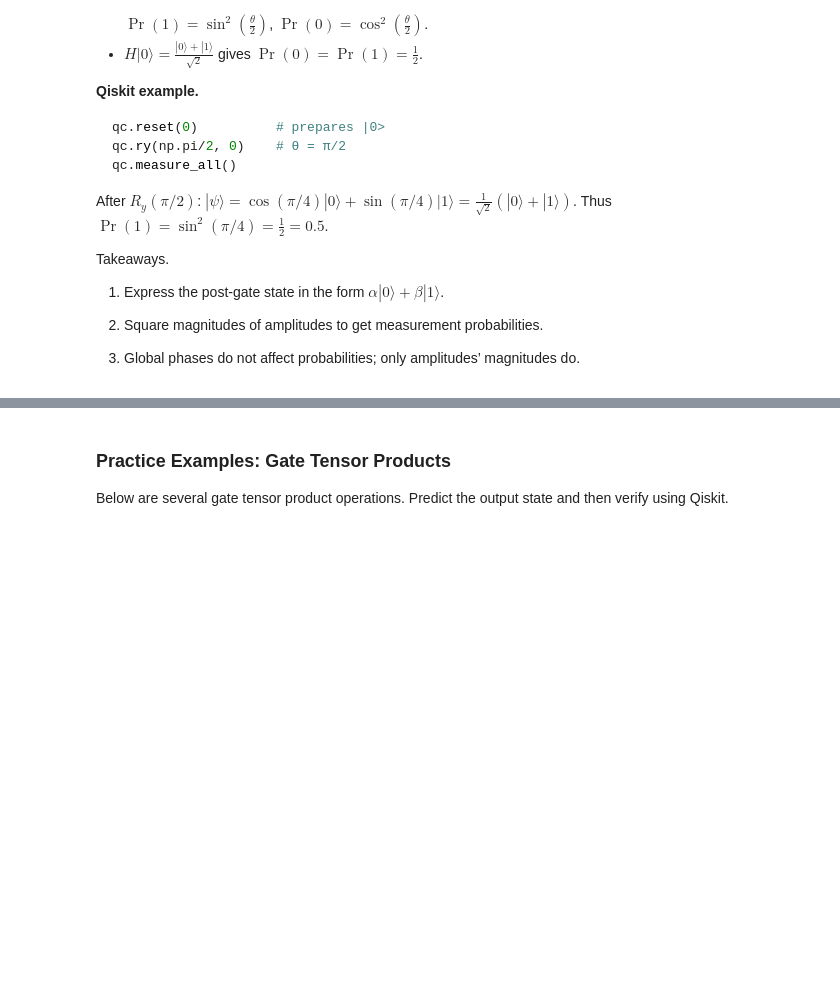
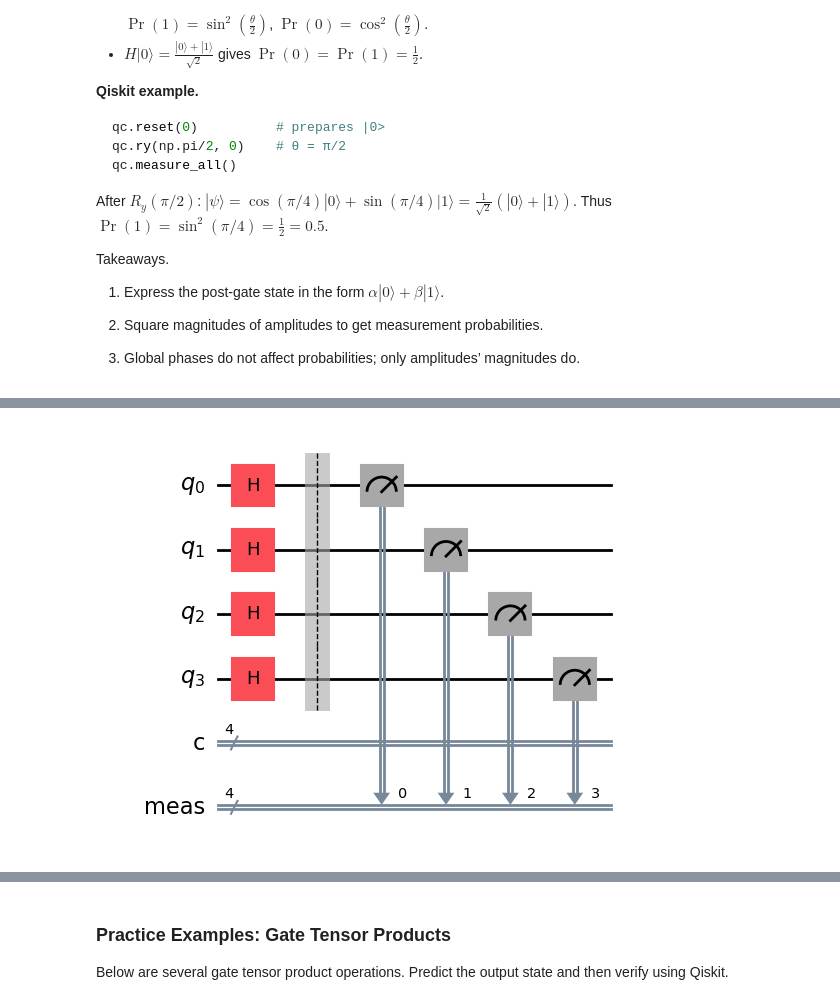
Before and after one commit to makansij/IBM_Certified_Quantum_Computation_QisKit_v2, a Jupyter notebook: Module_1.2_Apply_Quantum_Operations.ipynb, the cells around one changed output, grey strips where cells are left out. Saved outputs shown, nothing was run; the diff lists cells and outputs as text; code cells hidden in the pictures; blank space fills up the shorter version.

```diff
--- a/Module_1.2_Apply_Quantum_Operations.ipynb
+++ b/Module_1.2_Apply_Quantum_Operations.ipynb
@@ -125,0 +145,9 @@ Takeaways.
+# %%
+# 3. Measure all qubits
+from qiskit import QuantumCircuit
+qc3 = QuantumCircuit(4, 4)
+qc3.h(range(4))
+qc3.measure_all()
+qc3.draw('mpl')
+# %% [output]
+[figure, added]
```
Also changed, not shown: parts of 8 cells of this notebook.
